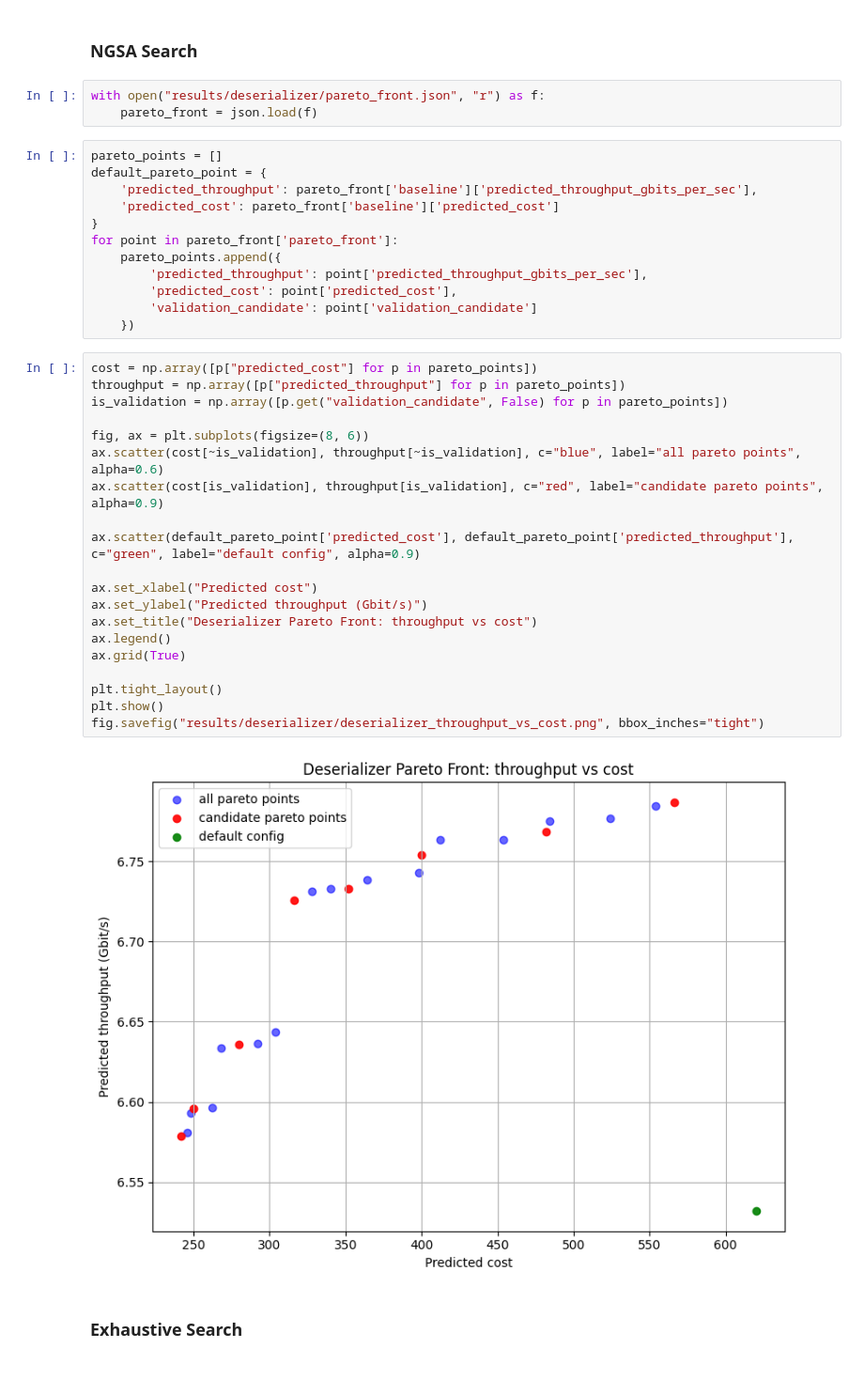
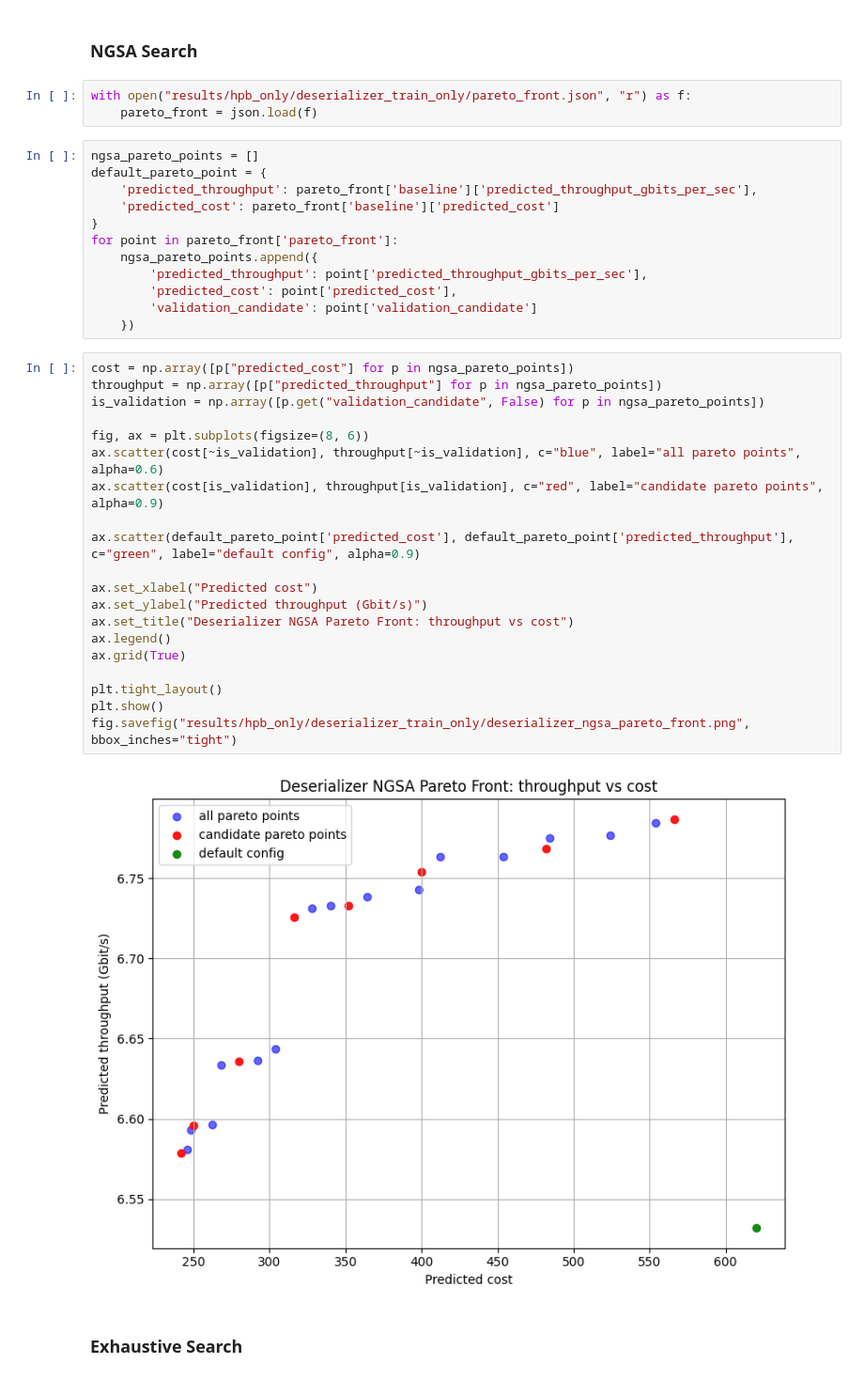
Before and after one commit to ronitnag04/lynx, a Jupyter notebook: ml_model/analysis.ipynb, the cells around one changed output. Shown at 94% size. Cells and saved outputs as stored; diff of their text form.

```diff
--- a/ml_model/analysis.ipynb
+++ b/ml_model/analysis.ipynb
@@ -408,42 +408,42 @@ plt.savefig("results/deserializer/deserializer_bench_error.png", bbox_inches='ti
 # %% [markdown]
 ### NGSA Search
 # %%
-with open("results/deserializer/pareto_front.json", "r") as f:
+with open("results/hpb_only/deserializer_train_only/pareto_front.json", "r") as f:
     pareto_front = json.load(f)
 # %%
-pareto_points = []
+ngsa_pareto_points = []
 default_pareto_point = {
     'predicted_throughput': pareto_front['baseline']['predicted_throughput_gbits_per_sec'],
     'predicted_cost': pareto_front['baseline']['predicted_cost']
 }
 for point in pareto_front['pareto_front']:
-    pareto_points.append({
+    ngsa_pareto_points.append({
         'predicted_throughput': point['predicted_throughput_gbits_per_sec'],
         'predicted_cost': point['predicted_cost'],
         'validation_candidate': point['validation_candidate']
     })
 # %%
-cost = np.array([p["predicted_cost"] for p in pareto_points])
-throughput = np.array([p["predicted_throughput"] for p in pareto_points])
-is_validation = np.array([p.get("validation_candidate", False) for p in pareto_points])
+cost = np.array([p["predicted_cost"] for p in ngsa_pareto_points])
+throughput = np.array([p["predicted_throughput"] for p in ngsa_pareto_points])
+is_validation = np.array([p.get("validation_candidate", False) for p in ngsa_pareto_points])
 
 fig, ax = plt.subplots(figsize=(8, 6))
 ax.scatter(cost[~is_validation], throughput[~is_validation], c="blue", label="all pareto points", alpha=0.6)
 ax.scatter(cost[is_validation], throughput[is_validation], c="red", label="candidate pareto points", alpha=0.9)
 
 ax.scatter(default_pareto_point['predicted_cost'], default_pareto_point['predicted_throughput'], c="green", label="default config", alpha=0.9)
 
 ax.set_xlabel("Predicted cost")
 ax.set_ylabel("Predicted throughput (Gbit/s)")
-ax.set_title("Deserializer Pareto Front: throughput vs cost")
+ax.set_title("Deserializer NGSA Pareto Front: throughput vs cost")
 ax.legend()
 ax.grid(True)
 
 plt.tight_layout()
 plt.show()
-fig.savefig("results/deserializer/deserializer_throughput_vs_cost.png", bbox_inches="tight")
+fig.savefig("results/hpb_only/deserializer_train_only/deserializer_ngsa_pareto_front.png", bbox_inches="tight")
 # %% [output]
-[figure, old version]
+[figure, new version]
 # %% [markdown]
 ### Exhaustive Search
 # %%
```
Also changed, not shown: parts of 32 cells of this notebook.
